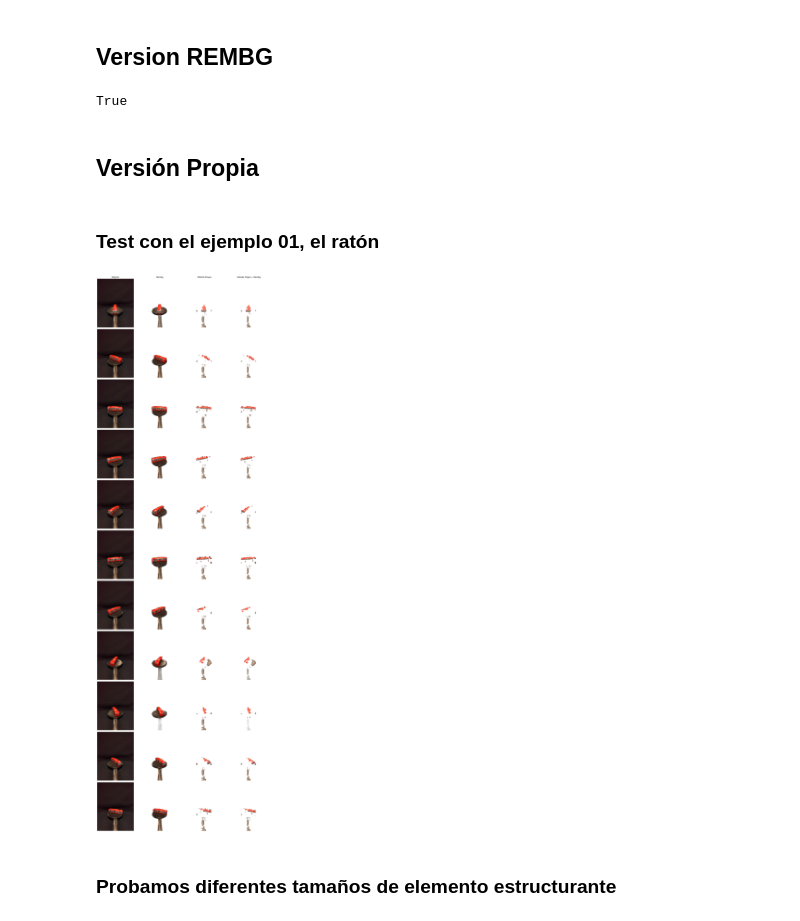
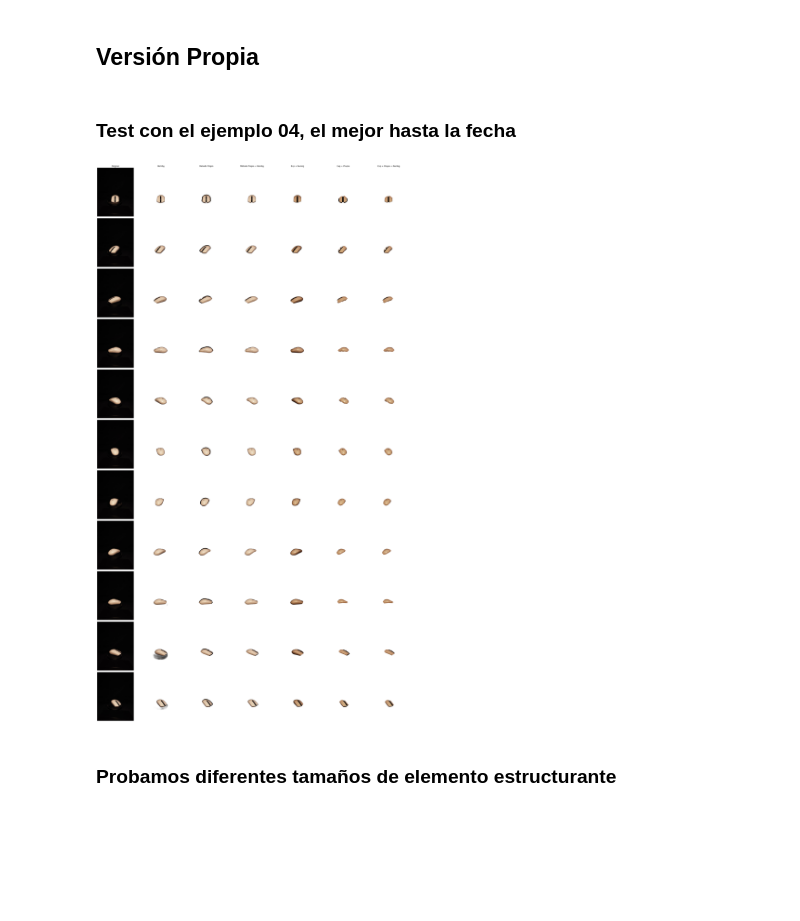
Before and after one commit to ctoribio123/Reconstruccion_3D, a Jupyter notebook: Fotogrametría.ipynb, the cells around one changed output. Drawn from its saved outputs; the diff is of its cells as text; code cells hidden in the pictures; blank space fills up the shorter version.

Commit message:
3 diferentes métodos, falta refinar

```diff
--- a/Fotogrametría.ipynb
+++ b/Fotogrametría.ipynb
@@ -7,20 +7,6 @@ import matplotlib.pyplot as plt
 import rembg
 
 from os.path import dirname, join, abspath
-# %% [markdown]
-## Version REMBG
-# %%
-BASE_DIR = 'Samples'
-
-input_path  = join(BASE_DIR, '01_Samples', '00_state', '01_raton.jpeg')
-output_path = join(BASE_DIR, '01_Samples', '01_state', '01_raton.png')
-
-input_img = cv.imread(input_path)
-output_img = rembg.remove(input_img) # Hace magia con IA
-
-cv.imwrite(output_path, output_img)
-# %% [output]
-True
 # %% [markdown]
 ## Versión Propia
 # %%
@@ -52,55 +38,90 @@ def clean_image(img_color, threshold_value=150, se_size=(55, 55)):
 
     return img_bgra
 # %% [markdown]
-### Test con el ejemplo 01, el ratón
+### Test con el ejemplo 04, el mejor hasta la fecha
 # %%
+BASE_DIR = 'Samples'
+
 # Leer las 3 primeras imágenes del modelo
 img_paths = [
-    join(BASE_DIR, '02_Samples', '00_state', f'{i:02d}_model.jpeg')
+    join(BASE_DIR, '04_Samples', '00_state', f'{i:02d}_model.jpeg')
     for i in range(1, 12)
 ]
 
 imgs_original = [cv.imread(path) for path in img_paths]
+
+# Filtro Exponencial (Gamma Correction)
+gamma = 2.0
+imgs_exp = [
+    np.clip(255 * np.power(img.astype(np.float32) / 255.0, gamma), 0, 255).astype(np.uint8)
+    for img in imgs_original
+]
 
 # Procesar las imágenes
 imgs_rembg = [rembg.remove(img) for img in imgs_original]
 imgs_custom = [clean_image(img) for img in imgs_original]
 imgs_custom_rembg = [rembg.remove(img) for img in imgs_custom]
 
+# Nuevas combinaciones con filtro exponencial
+imgs_exp_rembg = [rembg.remove(img) for img in imgs_exp]
+imgs_exp_custom = [clean_image(img) for img in imgs_exp]
+imgs_exp_custom_rembg = [rembg.remove(img) for img in imgs_exp_custom]
+
 # Crear la grid de visualización
-fig, axes = plt.subplots(11, 4, figsize=(16, 48))
+fig, axes = plt.subplots(11, 7, figsize=(28, 48))
 
-titles = ['Original', 'Rembg', 'Método Propio', 'Método Propio + Rembg']
+titles = [
+    'Original', 'Rembg', 'Método Propio', 'Método Propio + Rembg',
+    'Exp + Rembg', 'Exp + Propio', 'Exp + Propio + Rembg'
+]
 
 for row in range(11):
     # Original
     axes[row, 0].imshow(cv.cvtColor(imgs_original[row], cv.COLOR_BGR2RGB))
     axes[row, 0].axis('off')
     if row == 0:
         axes[row, 0].set_title(titles[0])
 
     # Rembg
     axes[row, 1].imshow(cv.cvtColor(imgs_rembg[row], cv.COLOR_BGRA2RGBA))
     axes[row, 1].axis('off')
     if row == 0:
         axes[row, 1].set_title(titles[1])
 
     # Método propio
     axes[row, 2].imshow(cv.cvtColor(imgs_custom[row], cv.COLOR_BGRA2RGBA))
     axes[row, 2].axis('off')
     if row == 0:
         axes[row, 2].set_title(titles[2])
 
     # Método propio + Rembg
     axes[row, 3].imshow(cv.cvtColor(imgs_custom_rembg[row], cv.COLOR_BGRA2RGBA))
     axes[row, 3].axis('off')
     if row == 0:
         axes[row, 3].set_title(titles[3])
 
+    # Exp + Rembg
+    axes[row, 4].imshow(cv.cvtColor(imgs_exp_rembg[row], cv.COLOR_BGRA2RGBA))
+    axes[row, 4].axis('off')
+    if row == 0:
+        axes[row, 4].set_title(titles[4])
+
+    # Exp + Propio
+    axes[row, 5].imshow(cv.cvtColor(imgs_exp_custom[row], cv.COLOR_BGRA2RGBA))
+    axes[row, 5].axis('off')
+    if row == 0:
+        axes[row, 5].set_title(titles[5])
+
+    # Exp + Propio + Rembg
+    axes[row, 6].imshow(cv.cvtColor(imgs_exp_custom_rembg[row], cv.COLOR_BGRA2RGBA))
+    axes[row, 6].axis('off')
+    if row == 0:
+        axes[row, 6].set_title(titles[6])
+
 plt.tight_layout()
 plt.show()
 # %% [output]
-[figure, old version]
+[figure, new version]
 # %% [markdown]
 ### Probamos diferentes tamaños de elemento estructurante
 # %%
```
Also changed, not shown: parts of 7 cells of this notebook, 36 other files.
